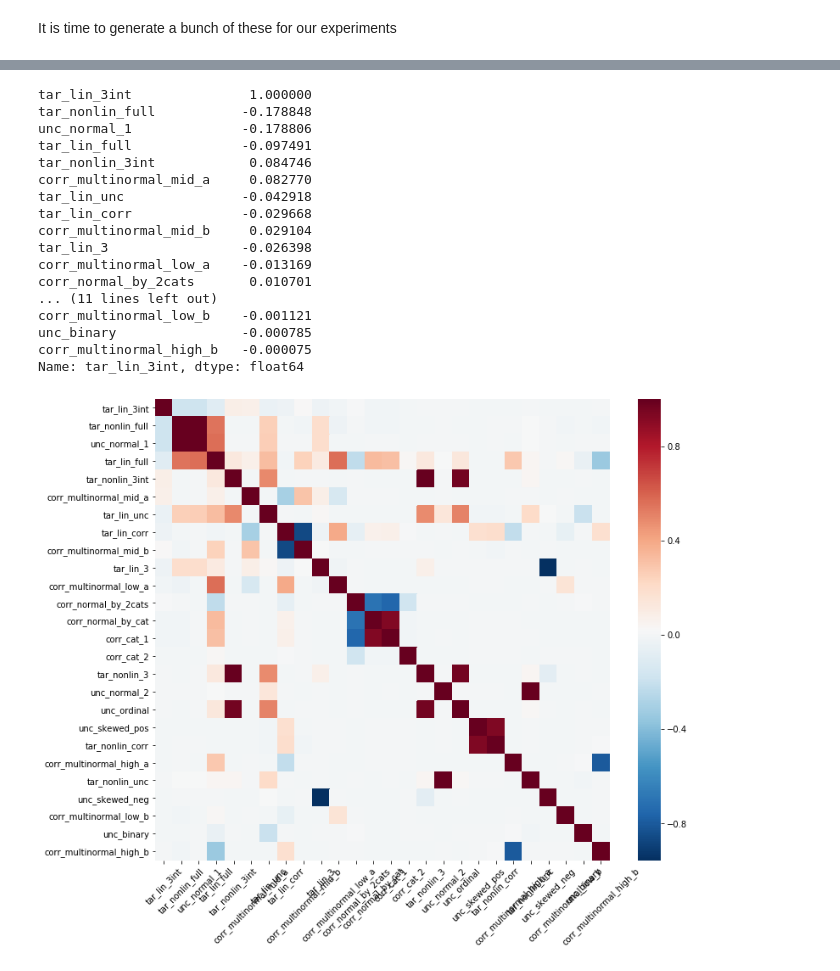
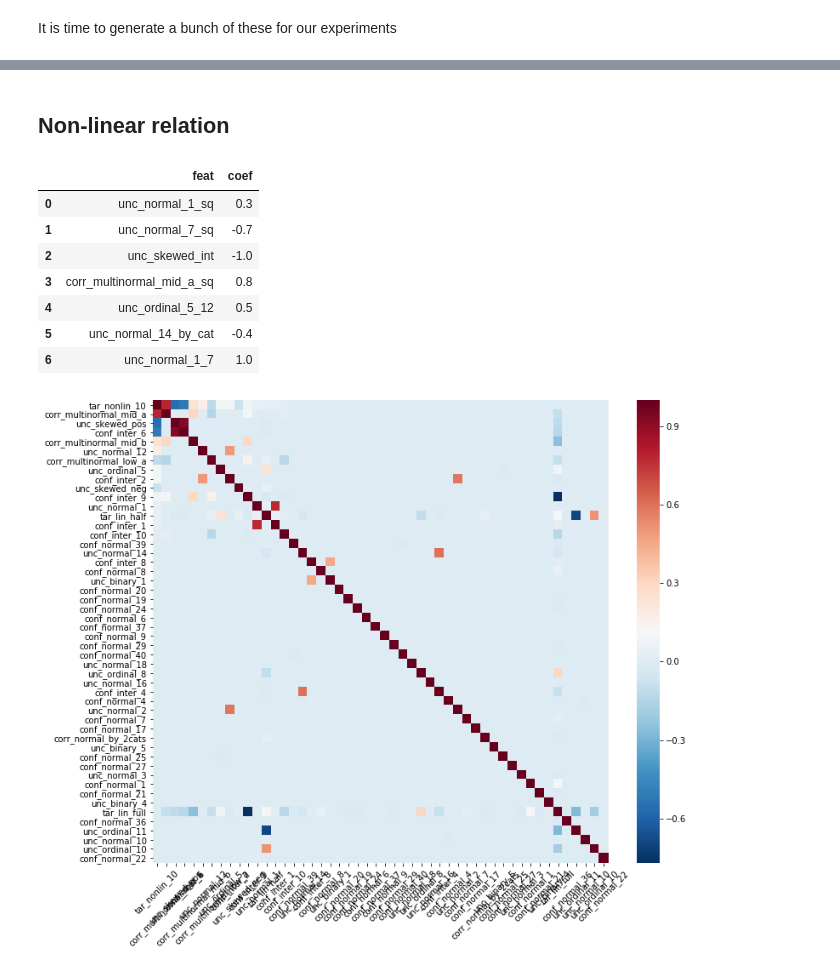
Before and after one commit to lucabasa/ML-algorithms-and-experiments, a Jupyter notebook: 01_data_generation.ipynb, the cells around one changed output, grey strips where cells are left out. Saved outputs shown, nothing was run; the diff lists cells and outputs as text; code cells hidden in the pictures.

```diff
--- a/01_data_generation.ipynb
+++ b/01_data_generation.ipynb
@@ -109,6 +138,7 @@ data = pd.DataFrame()
 
 data = make_uncorrelated(data, 100000)
 data = make_correlated(data, 100000)
+data = make_confounding(data)
 
 data.head()
 # %% [output]
@@ -656,21 +631,17 @@ coefs_linear['tar_lin_3int']
+# %% [markdown]
+## Non-linear relation
+# %%
+coefs_nonlinear['tar_nonlin_10']
+# %% [output]
+|  | feat | coef |
+| 0 | unc_normal_1_sq | 0.3 |
+| 1 | unc_normal_7_sq | -0.7 |
+| 2 | unc_skewed_int | -1.0 |
+| 3 | corr_multinormal_mid_a_sq | 0.8 |
+| 4 | unc_ordinal_5_12 | 0.5 |
+| 5 | unc_normal_14_by_cat | -0.4 |
+| 6 | unc_normal_1_7 | 1.0 |
 # %%
-exp.plot_correlations(data, target='tar_lin_3int')
+most_corr = exp.plot_correlations(data, target='tar_nonlin_10')
 # %% [output]
-tar_lin_3int               1.000000
-tar_nonlin_full           -0.178848
-unc_normal_1              -0.178806
-tar_lin_full              -0.097491
-tar_nonlin_3int            0.084746
-corr_multinormal_mid_a     0.082770
-tar_lin_unc               -0.042918
-tar_lin_corr              -0.029668
-corr_multinormal_mid_b     0.029104
-tar_lin_3                 -0.026398
-corr_multinormal_low_a    -0.013169
-corr_normal_by_2cats       0.010701
-... (11 lines left out)
-corr_multinormal_low_b    -0.001121
-unc_binary                -0.000785
-corr_multinormal_high_b   -0.000075
-Name: tar_lin_3int, dtype: float64
-[figure, old version]
+[figure, new version]
```
Also changed, not shown: parts of 36 cells of this notebook, 1 other file.
